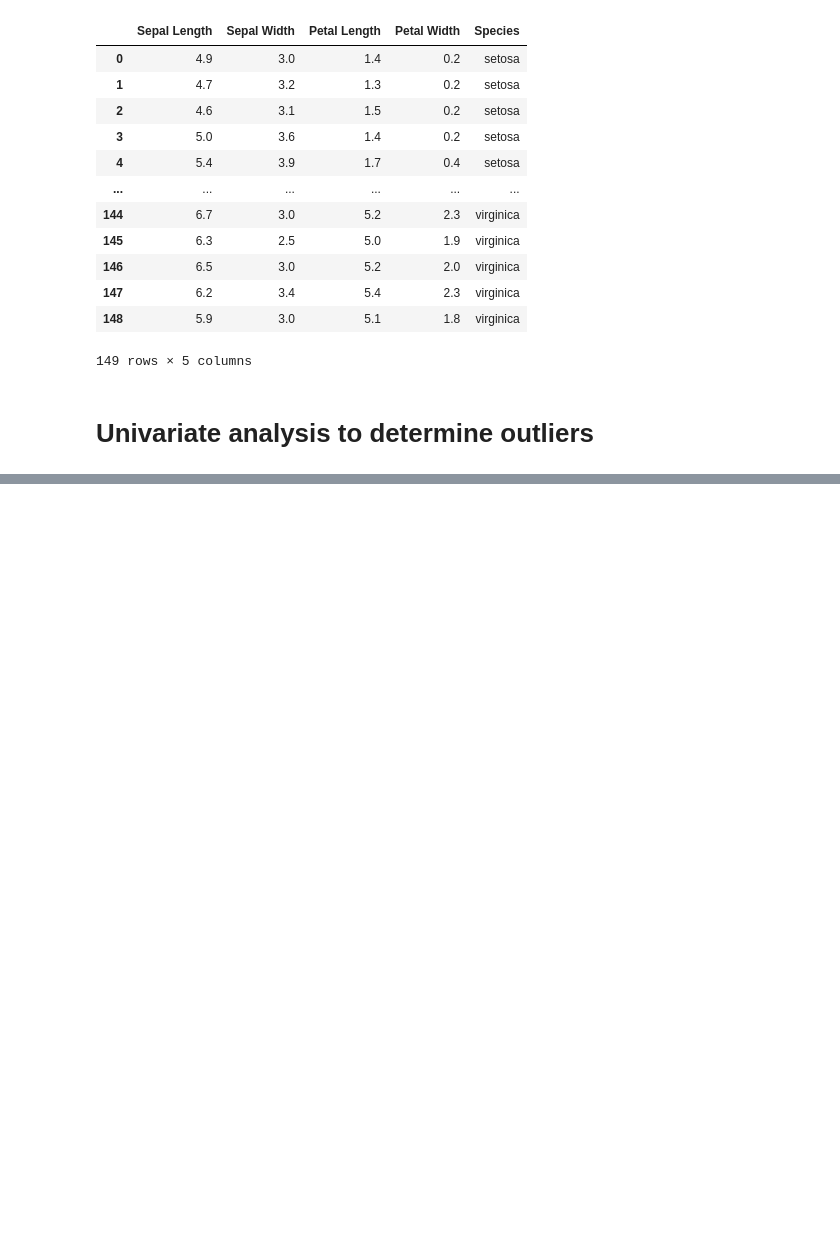
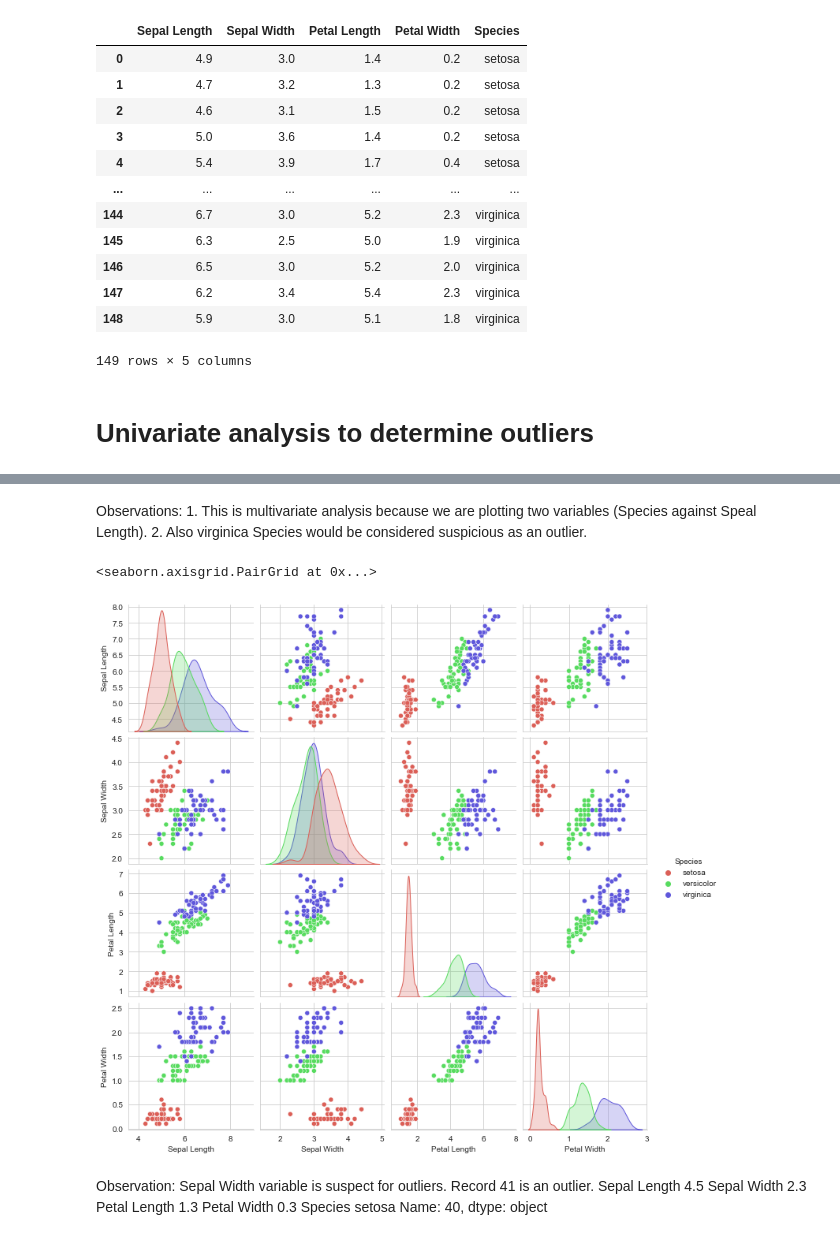
Before and after one commit to Chaliantosh/Dataanalysis-Visualizations, a Jupyter notebook: IRIS_Data_Outlier_Analysis.ipynb, the cells around one changed output, grey strips where cells are left out. Drawn from its saved outputs; the diff is of its cells as text; code cells hidden in the pictures; blank space fills up the shorter version.

```diff
--- a/IRIS_Data_Outlier_Analysis.ipynb
+++ b/IRIS_Data_Outlier_Analysis.ipynb
@@ -55,0 +134,17 @@ Outliers are seen in Sepal Width column where:
+# %% [markdown]
+Observations: 1. This is multivariate analysis because we are plotting two variables (Species against Speal Length).
+              2. Also virginica Species would be considered suspicious as an outlier.
+# %%
+#Scatterplot matrix
+sns.pairplot(df, hue='Species', palette='hls')
+# %% [output]
+<seaborn.axisgrid.PairGrid at 0x...>
+[figure, added]
+# %% [markdown]
+Observation: Sepal Width variable is suspect for outliers. Record 41 is an outlier.
+Sepal Length       4.5
+Sepal Width        2.3
+Petal Length       1.3
+Petal Width        0.3
+Species         setosa
+Name: 40, dtype: object
```
Also changed, not shown: parts of 16 cells of this notebook.
